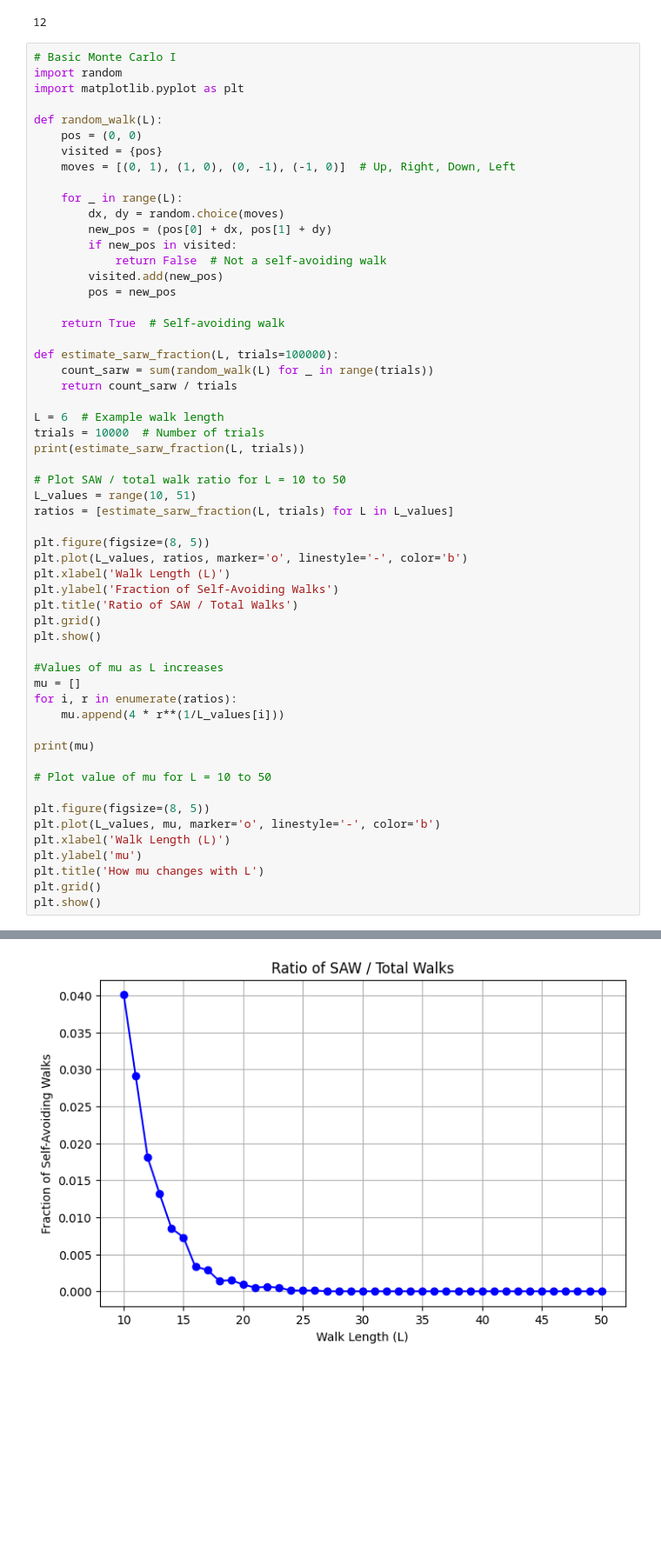
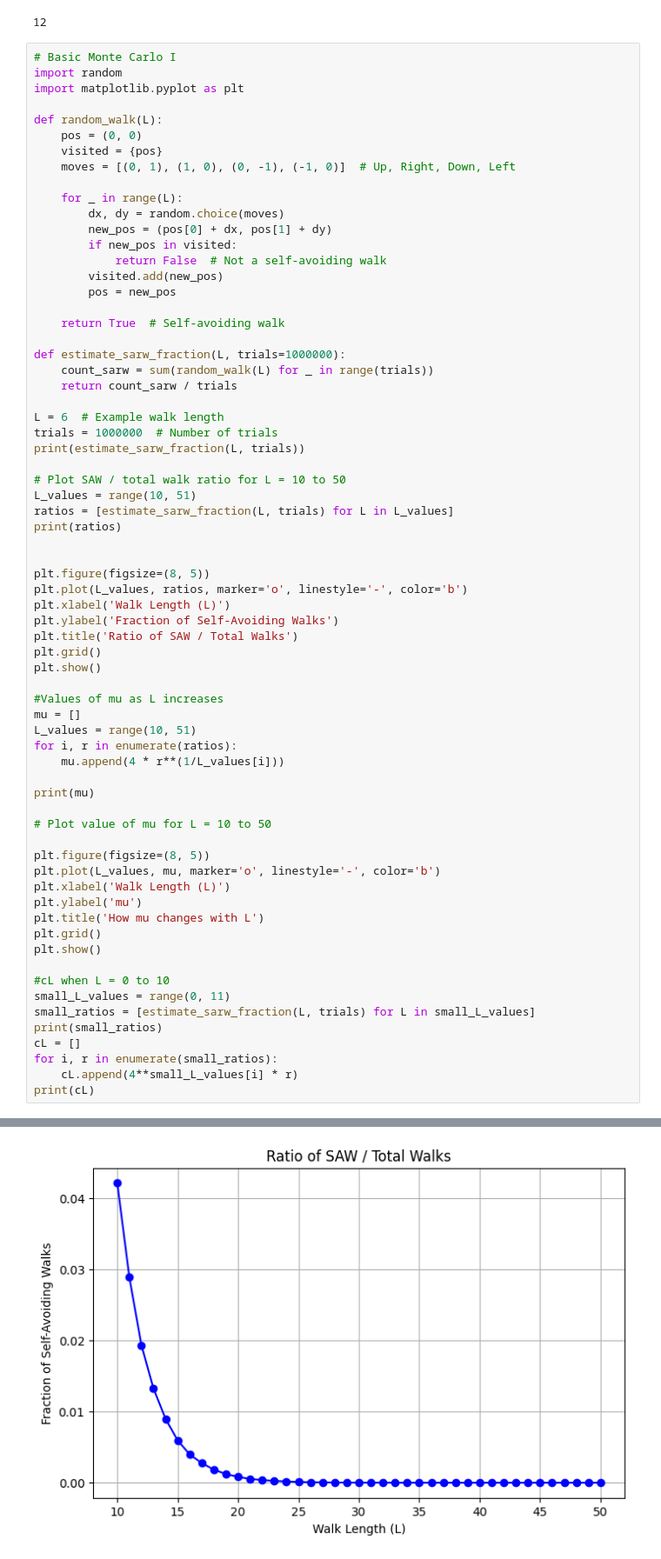
Before and after one commit to LiuFangrui/SAW-Estimation, a Jupyter notebook: SAW Estimation.ipynb, the cells around one changed output, grey strips where cells are left out. Shown: that part at 87% size. Cells and saved outputs as stored; diff of their text form; blank space fills up the shorter version.

```diff
--- a/SAW Estimation.ipynb
+++ b/SAW Estimation.ipynb
@@ -43,17 +43,19 @@ def random_walk(L):
 
     return True  # Self-avoiding walk
 
-def estimate_sarw_fraction(L, trials=100000):
+def estimate_sarw_fraction(L, trials=1000000):
     count_sarw = sum(random_walk(L) for _ in range(trials))
     return count_sarw / trials
 
 L = 6  # Example walk length
-trials = 10000  # Number of trials
+trials = 1000000  # Number of trials
 print(estimate_sarw_fraction(L, trials))
 
 # Plot SAW / total walk ratio for L = 10 to 50
 L_values = range(10, 51)
 ratios = [estimate_sarw_fraction(L, trials) for L in L_values]
+print(ratios)
+
 
 plt.figure(figsize=(8, 5))
 plt.plot(L_values, ratios, marker='o', linestyle='-', color='b')
@@ -65,6 +67,7 @@ plt.show()
 
 #Values of mu as L increases
 mu = []
+L_values = range(10, 51)
 for i, r in enumerate(ratios):
     mu.append(4 * r**(1/L_values[i]))
 
@@ -79,4 +82,13 @@ plt.ylabel('mu')
 plt.title('How mu changes with L')
 plt.grid()
 plt.show()
+
+#cL when L = 0 to 10
+small_L_values = range(0, 11)
+small_ratios = [estimate_sarw_fraction(L, trials) for L in small_L_values]
+print(small_ratios)
+cL = []
+for i, r in enumerate(small_ratios):
+    cL.append(4**small_L_values[i] * r)
+print(cL)
 # %% [output]
@@ -84 +97 @@ plt.show()
-[figure, old version]
+[figure, new version]
```
Also changed, not shown: parts of 1 cell of this notebook.
